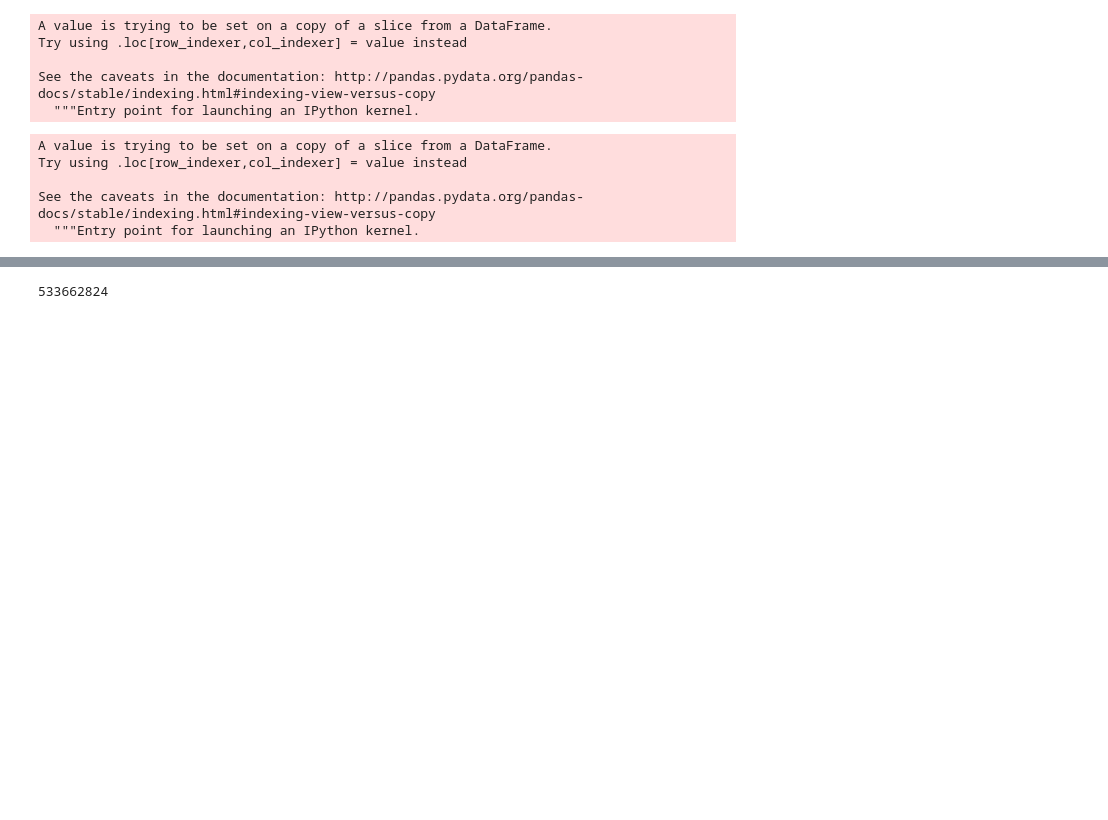
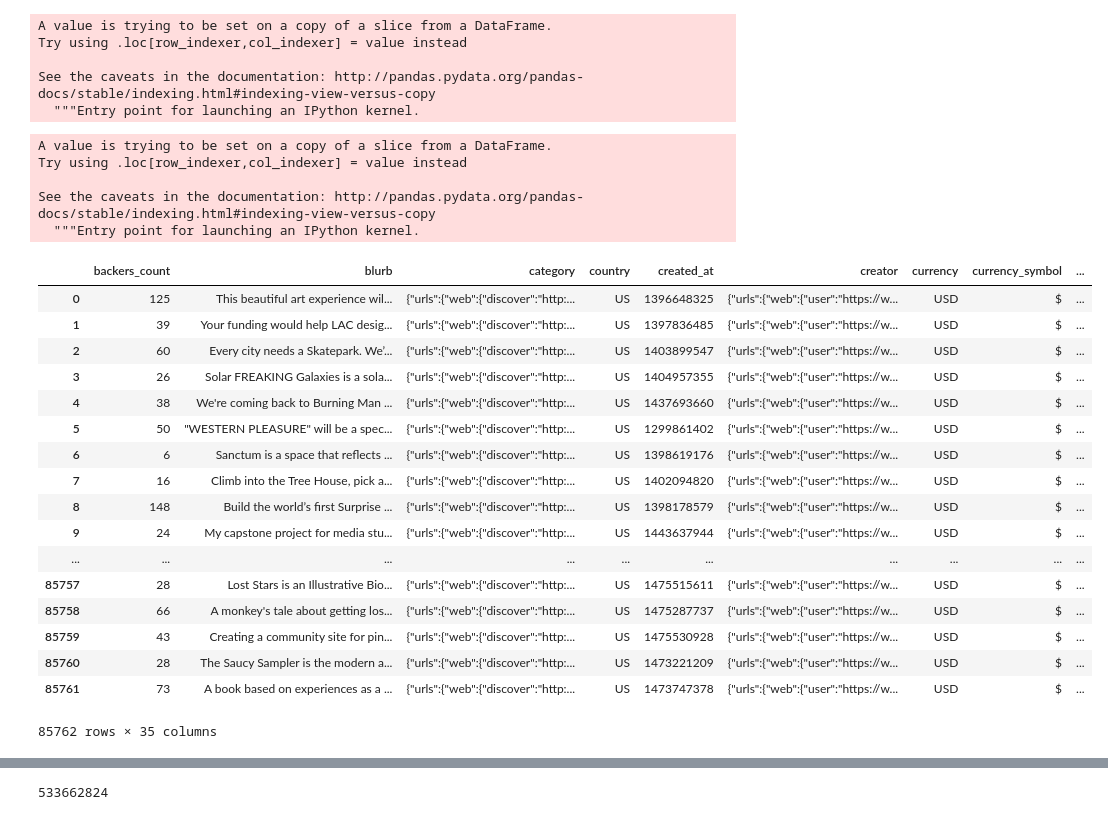
Before and after one commit to 2109Sot/studio-projects, a Jupyter notebook: code/crowdfunding/kickstarter_crowdfunding_cleaning_data.ipynb, the cells around one changed output, grey strips where cells are left out. Drawn from its saved outputs; the diff is of its cells as text; code cells hidden in the pictures; blank space fills up the shorter version.

Commit message:
kickstarter

```diff
--- a/code/crowdfunding/kickstarter_crowdfunding_cleaning_data.ipynb
+++ b/code/crowdfunding/kickstarter_crowdfunding_cleaning_data.ipynb
@@ -215,3 +215,26 @@ See the caveats in the documentation: http://pandas.pydata.org/pandas-docs/stabl
   """Entry point for launching an IPython kernel.
 # %%
 kick_successful_df.to_csv("KICKSTARTER.csv", index=False)
+# %%
+clean_df = pd.read_csv("KICKSTARTER.csv")
+# %%
+clean_df
+# %% [output]
+|  | backers_count | blurb | category | country | created_at | creator | currency | currency_symbol | ... |
+| 0 | 125 | This beautiful art experience wil... | {"urls":{"web":{"discover":"http:... | US | 1396648325 | {"urls":{"web":{"user":"https://w... | USD | $ | ... |
+| 1 | 39 | Your funding would help LAC desig... | {"urls":{"web":{"discover":"http:... | US | 1397836485 | {"urls":{"web":{"user":"https://w... | USD | $ | ... |
+| 2 | 60 | Every city needs a Skatepark. We’... | {"urls":{"web":{"discover":"http:... | US | 1403899547 | {"urls":{"web":{"user":"https://w... | USD | $ | ... |
+| 3 | 26 | Solar FREAKING Galaxies is a sola... | {"urls":{"web":{"discover":"http:... | US | 1404957355 | {"urls":{"web":{"user":"https://w... | USD | $ | ... |
+| 4 | 38 | We're coming back to Burning Man ... | {"urls":{"web":{"discover":"http:... | US | 1437693660 | {"urls":{"web":{"user":"https://w... | USD | $ | ... |
+| 5 | 50 | "WESTERN PLEASURE" will be a spec... | {"urls":{"web":{"discover":"http:... | US | 1299861402 | {"urls":{"web":{"user":"https://w... | USD | $ | ... |
+| 6 | 6 | Sanctum is a space that reflects ... | {"urls":{"web":{"discover":"http:... | US | 1398619176 | {"urls":{"web":{"user":"https://w... | USD | $ | ... |
+| 7 | 16 | Climb into the Tree House, pick a... | {"urls":{"web":{"discover":"http:... | US | 1402094820 | {"urls":{"web":{"user":"https://w... | USD | $ | ... |
+| 8 | 148 | Build the world’s first Surprise ... | {"urls":{"web":{"discover":"http:... | US | 1398178579 | {"urls":{"web":{"user":"https://w... | USD | $ | ... |
+| 9 | 24 | My capstone project for media stu... | {"urls":{"web":{"discover":"http:... | US | 1443637944 | {"urls":{"web":{"user":"https://w... | USD | $ | ... |
+| ... | ... | ... | ... | ... | ... | ... | ... | ... | ... |
+| 85757 | 28 | Lost Stars is an Illustrative Bio... | {"urls":{"web":{"discover":"http:... | US | 1475515611 | {"urls":{"web":{"user":"https://w... | USD | $ | ... |
+| 85758 | 66 | A monkey's tale about getting los... | {"urls":{"web":{"discover":"http:... | US | 1475287737 | {"urls":{"web":{"user":"https://w... | USD | $ | ... |
+| 85759 | 43 | Creating a community site for pin... | {"urls":{"web":{"discover":"http:... | US | 1475530928 | {"urls":{"web":{"user":"https://w... | USD | $ | ... |
+| 85760 | 28 | The Saucy Sampler is the modern a... | {"urls":{"web":{"discover":"http:... | US | 1473221209 | {"urls":{"web":{"user":"https://w... | USD | $ | ... |
+| 85761 | 73 | A book based on experiences as a ... | {"urls":{"web":{"discover":"http:... | US | 1473747378 | {"urls":{"web":{"user":"https://w... | USD | $ | ... |
+85762 rows × 35 columns
```
Also changed, not shown: parts of 15 cells of this notebook, 22 other files.
